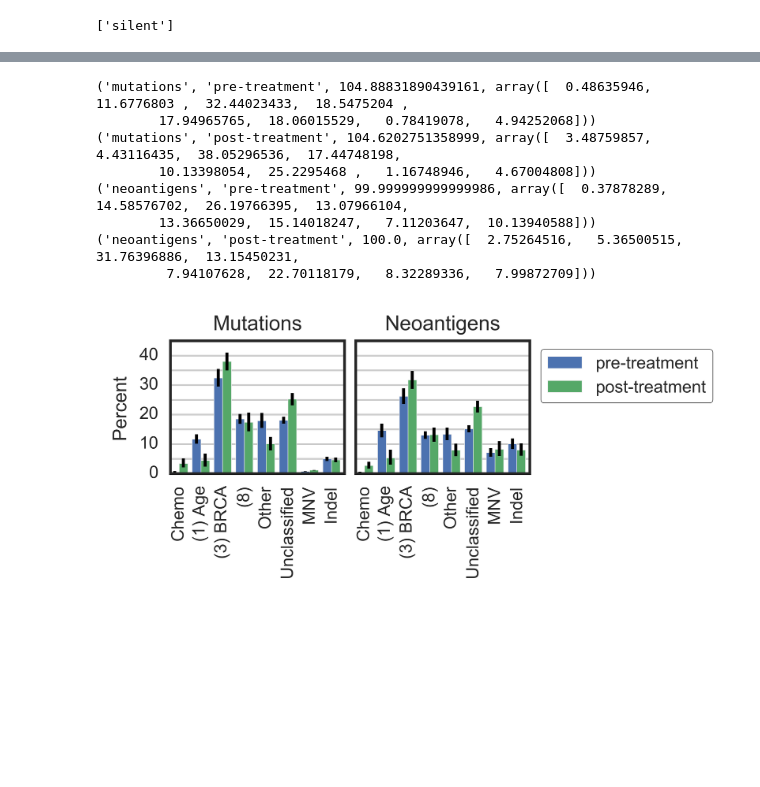
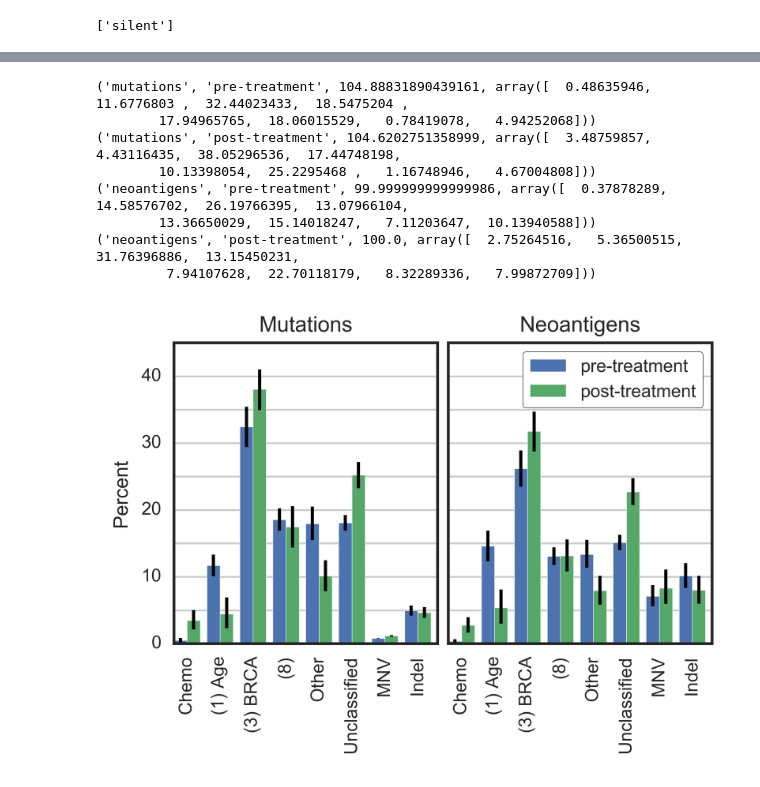
Before and after one commit to hammerlab/paper-aocs-chemo-neoantigens, a Jupyter notebook: notebooks/signature probabilities per mutation.ipynb, the cells around one changed output, grey strips where cells are left out. Cells and saved outputs as stored; diff of their text form; code cells hidden in the pictures; blank space fills up the shorter version.

```diff
--- a/notebooks/signature probabilities per mutation.ipynb
+++ b/notebooks/signature probabilities per mutation.ipynb
@@ -607,7 +607,7 @@ def plot_mutations_or_neoantigens(which):
     pyplot.xticks(xs - 0.05, [cleanup_name(c) for c in cols], rotation=90)
 
 
-pyplot.figure(figsize=(3,2))
+pyplot.figure(figsize=(4,3))
 seaborn.set_context("paper")
 seaborn.set_style('white')
 
@@ -617,35 +617,35 @@ pyplot.title("Mutations")
 pyplot.ylabel("Percent")
 pyplot.gca().yaxis.grid(True)
 
 for label in pyplot.gca().yaxis.get_ticklabels()[1::2]:
     label.set_visible(False)
 
 pyplot.subplot(122, sharey=pyplot.gca())
 plot_mutations_or_neoantigens("neoantigens")
 pyplot.title("Neoantigens")
 pyplot.gca().yaxis.grid(True)
 pyplot.gca().label_outer()
 
-legend = pyplot.legend(ncol=1, fancybox=True, frameon=True, fontsize='small', framealpha=1, bbox_to_anchor=(2.1, 1.0))
+legend = pyplot.legend(ncol=1, fancybox=True, frameon=True, fontsize='small', framealpha=1, bbox_to_anchor=(1.0, 1.0))
 legend.get_frame().set_facecolor('white')
 legend.set_zorder(200)
 
 pyplot.tight_layout(w_pad=0.5)
 
 
 pyplot.savefig("../figures/sources_of_mutations_and_neoantigens.pdf",
                bbox_extra_artists=(legend,),
                bbox_inches='tight')
 # %% [output]
 ('mutations', 'pre-treatment', 104.88831890439161, array([  0.48635946,  11.6776803 ,  32.44023433,  18.5475204 ,
         17.94965765,  18.06015529,   0.78419078,   4.94252068]))
 ('mutations', 'post-treatment', 104.6202751358999, array([  3.48759857,   4.43116435,  38.05296536,  17.44748198,
         10.13398054,  25.2295468 ,   1.16748946,   4.67004808]))
 ('neoantigens', 'pre-treatment', 99.999999999999986, array([  0.37878289,  14.58576702,  26.19766395,  13.07966104,
         13.36650029,  15.14018247,   7.11203647,  10.13940588]))
 ('neoantigens', 'post-treatment', 100.0, array([  2.75264516,   5.36500515,  31.76396886,  13.15450231,
          7.94107628,  22.70118179,   8.32289336,   7.99872709]))
-[figure, old version]
+[figure, new version]
 # %%
 '''
 display_signatures = ["Signature 1", "Signature 3", "Signature 4"]
```
Also changed, not shown: 1 other file.
